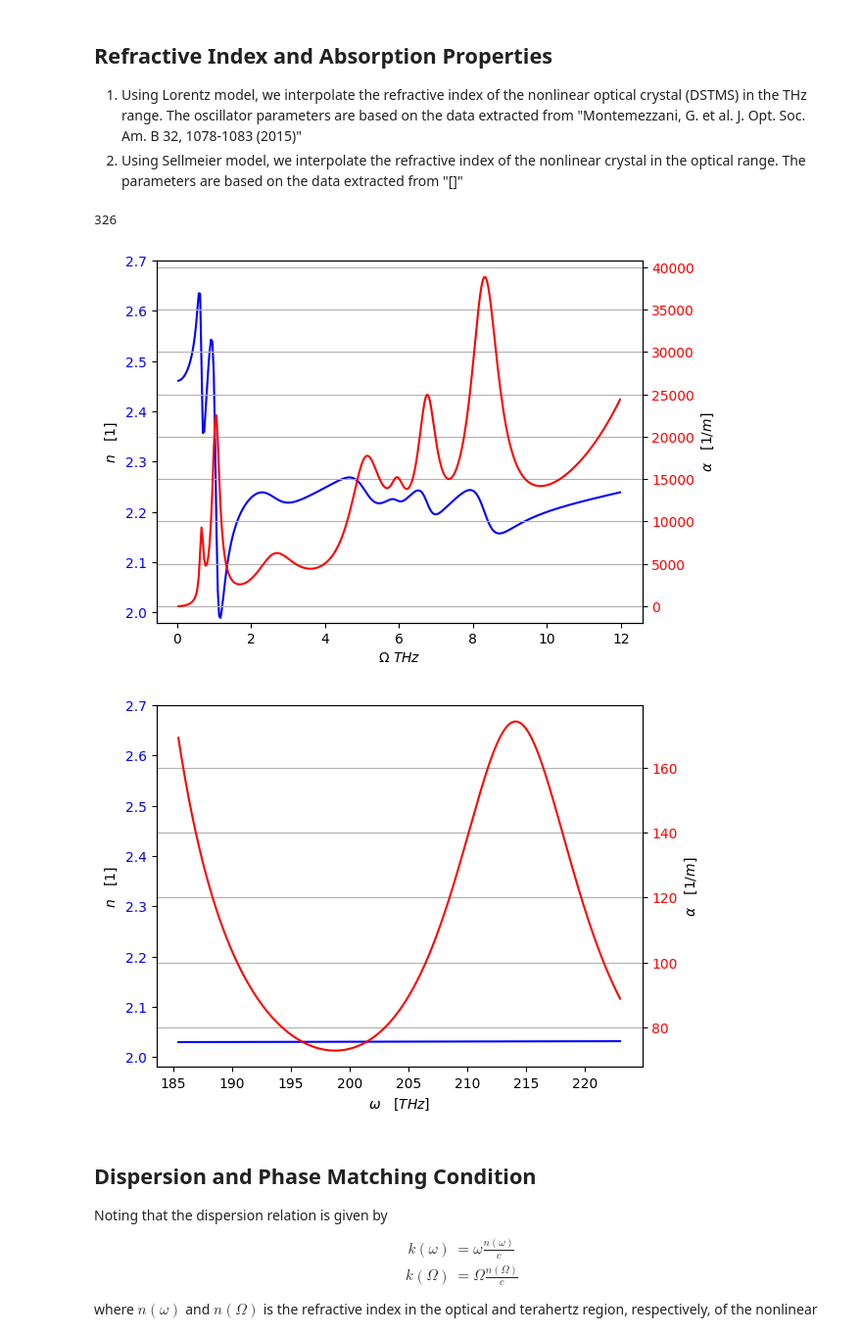
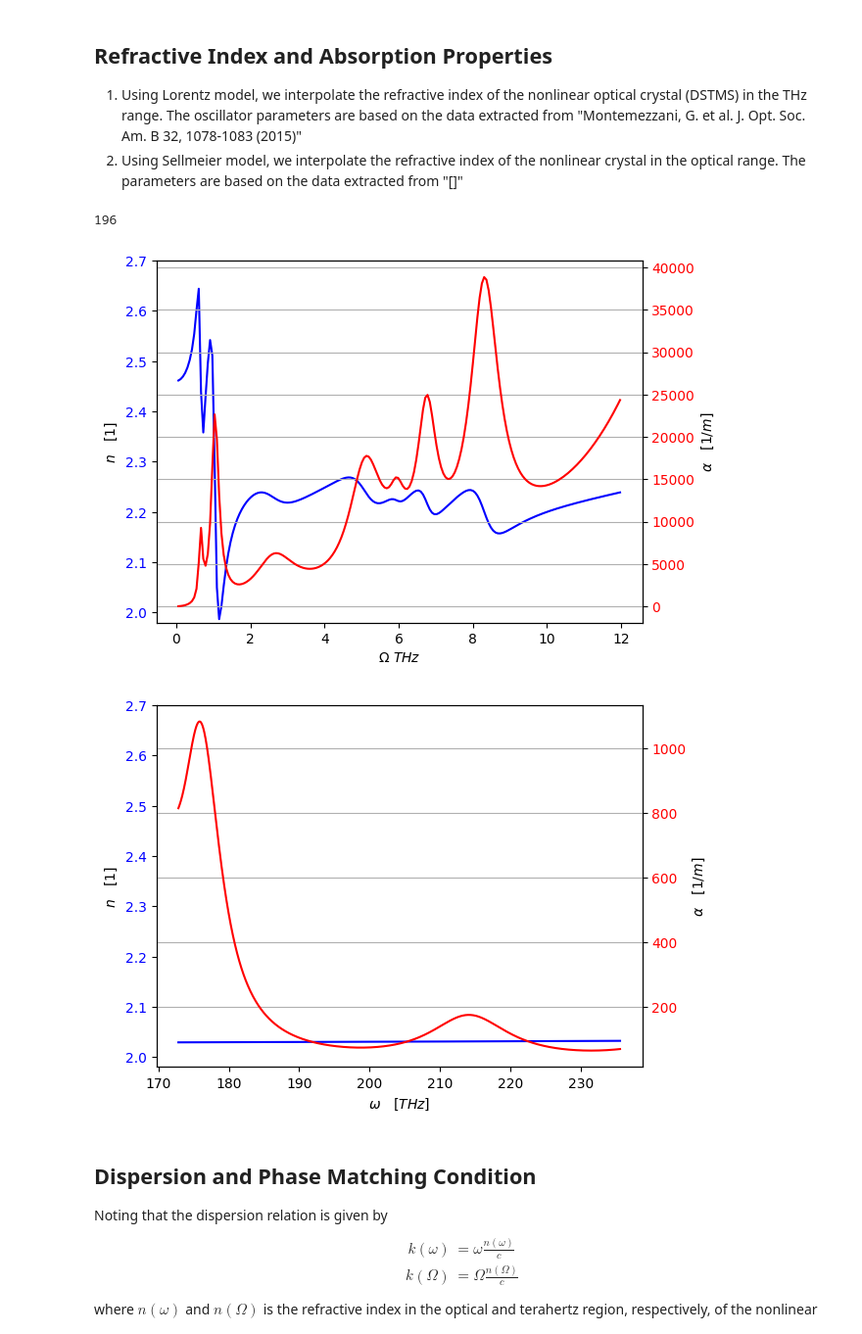
Before and after one commit to p-engel/nonlinear_optics, a Jupyter notebook: optical_rectification/analysis.ipynb, the cells around one changed output. Shown at 98% size. Drawn from its saved outputs; the diff is of its cells as text; code cells hidden in the pictures.

```diff
--- a/optical_rectification/analysis.ipynb
+++ b/optical_rectification/analysis.ipynb
@@ -63,19 +63,17 @@ This result yields the well known time-bandwidth product of a Fourier transform
 w0 = c_thz / 1468e-9  # [THz]
 t_fwhm = 75e-15 * 1e12  # [ps]
 E0 = 5.4315195283 * 1e8  # [V/m]
-pulse = definitions.Gaussian(w0=w0, t_fwhm=t_fwhm, E0=E0)
-sigma = pulse.delta / ( 2 * np.sqrt(2 * np.pi) )
-w = np.linspace((w0 - 3*sigma), (w0 + 3*sigma), 2**10)
+pulse = definitions.Gaussian(w0=w0, t_fwhm=t_fwhm, E0=E0, Nw=2**10)
 w_fwhm = pulse.delta * np.sqrt(2*np.log(2)) / (2 * np.pi)
 
 fig1, ax = plt.subplots()
-ax.plot(w, pulse.field_w(w), 'r')
+ax.plot(pulse.w, pulse.field_w(), 'r')
 ax.set_title("Gaussian Pulse")
 ax.set_xlabel(r"$\omega \quad [THz]$")
 ax.set_ylabel(r"$E(\omega) \quad [V/m\cdot ps]$")
 ax.tick_params(axis='y',labelcolor='r')
 ax1 = ax.twinx()
-ax1.plot(w, (EPS0*c/2)*np.abs(pulse.field_w(w))**2, 'k')
+ax1.plot(pulse.w, (EPS0*c/2)*np.abs(pulse.field_w())**2, 'k')
 ax1.set_ylabel(r"$I(\omega) \quad [W/m^2 \cdot ps^2]$")
 ax1.tick_params(axis='y',labelcolor='k')
 
@@ -133,14 +134,14 @@ plt.grid(True)
 # Visualize refractive index in THz region
 fig3, ax3 = plt.subplots()
 
-Ω_max = 12; m_max = int(Ω_max / dw)
-mvals = np.arange(1, m_max + 1)
-print(len(mvals))
+Ω_max = 12; m_dps = int(Ω_max / dw)
+NΩ = m_dps + 1
+mvals = np.linspace(1, m_dps, NΩ); print(len(mvals))
 Ω = mvals * dw
-index_Ω = definitions.Index(Ω);
-n_thz = index_Ω.n()
 
-ax3.plot(Ω, n_thz, 'b')
+index_Ω = definitions.Index(Ω)
+
+ax3.plot(Ω, index_Ω.n(), 'b')
 ax3.set_xlabel(r'$\Omega$ $THz$')
 ax3.set_ylabel(r"$n \quad [1]$")
 ax3.set_ylim(1.98, 2.7)
@@ -151,31 +152,26 @@ ax4.set_ylabel(r"$\alpha \quad [1/m]$")
 ax4.tick_params(axis='y',labelcolor='r')
 plt.grid(True)
 # %% [output]
-326
+196
 [figure]
 # %%
 # Visualize refractive index in Optical region
 fig5, ax5 = plt.subplots()
 
-p_op = np.array( par.param_op )
-index_w = definitions.Index(w,
-                            w0=p_op[:, 0], gam0=p_op[:, 1], a=p_op[:, 2],
-                            n_inf=2.026, k=1
-);
-n_opt = index_w.sellmeier();
+index_w = definitions.Index(pulse.w, param=par.param_op, k=1)
 
-ax5.plot(w, n_opt, 'b')
+ax5.plot(pulse.w, index_w.sellmeier(), 'b')
 ax5.set_xlabel(r'$\omega \quad [THz]$')
 ax5.set_ylabel(r"$n \quad [1]$")
 ax5.set_ylim(1.98, 2.7)
 ax5.tick_params(axis='y',labelcolor='b')
 ax5b = ax5.twinx()
-ax5b.plot(w, index_w.alpha(), 'r')
+ax5b.plot(pulse.w, index_w.alpha(), 'r')
 ax5b.set_ylabel(r"$\alpha \quad [1/m]$")
 ax5b.tick_params(axis='y',labelcolor='r')
 plt.grid(True)
 # %% [output]
-[figure, old version]
+[figure, new version]
 # %% [markdown]
 ## Dispersion and Phase Matching Condition
 
```
Also changed, not shown: parts of 10 cells of this notebook, 1 other file.
